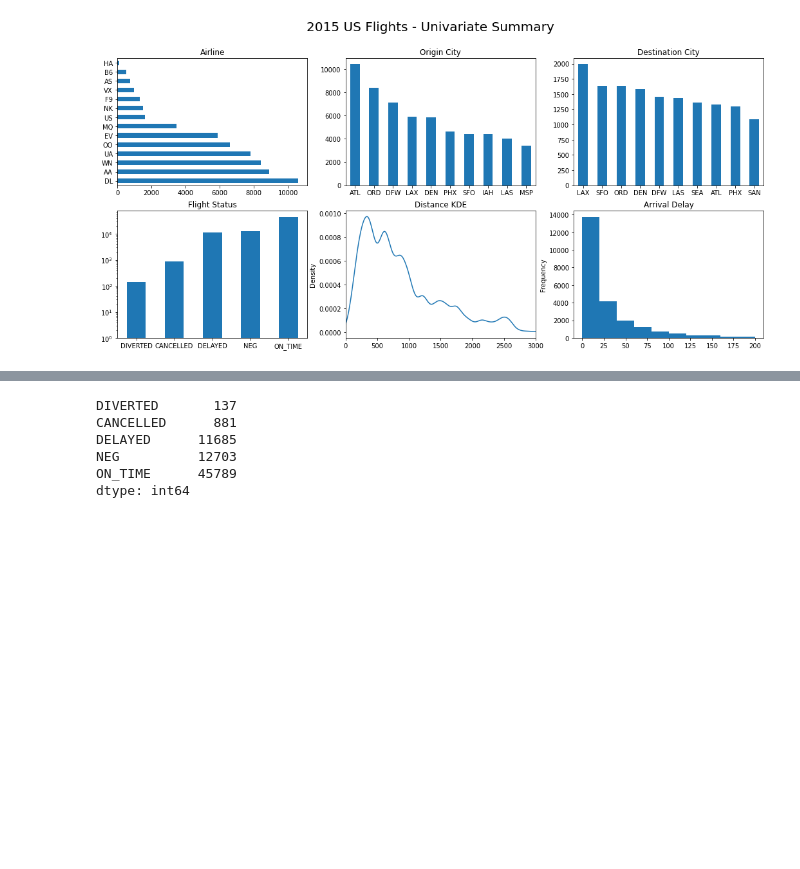
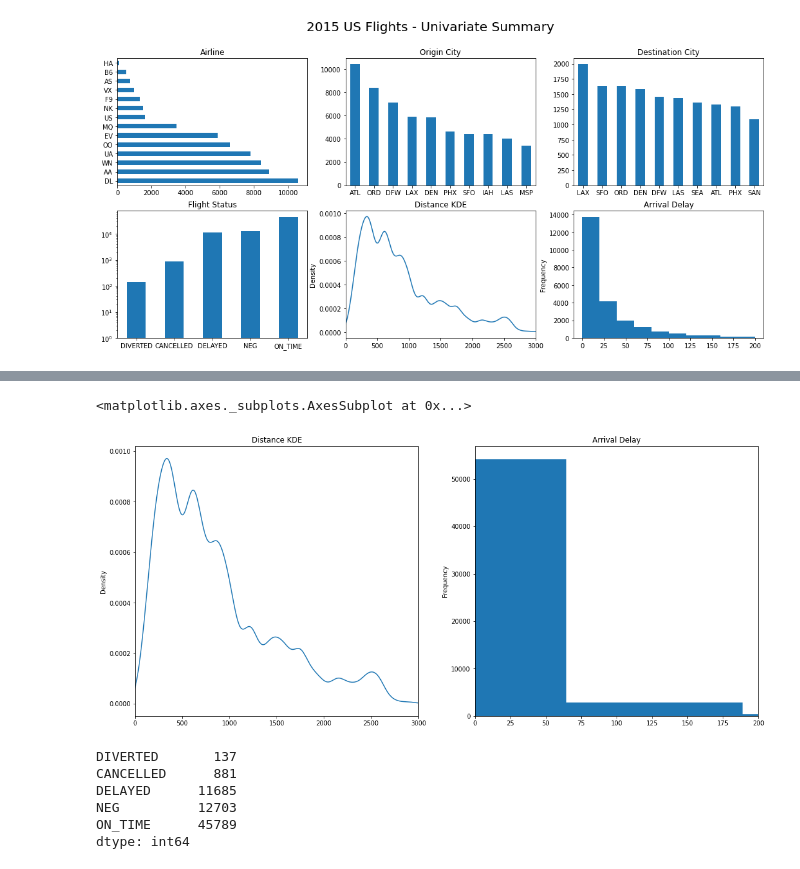
Before and after one commit to son50git/PKT_004_Visualizaiton_PY_MTL, a Jupyter notebook: PKT_004_Rework_02.ipynb, the cells around one changed output, grey strips where cells are left out. Drawn from its saved outputs; the diff is of its cells as text; code cells hidden in the pictures; blank space fills up the shorter version.

```diff
--- a/PKT_004_Rework_02.ipynb
+++ b/PKT_004_Rework_02.ipynb
@@ -655,3 +710,12 @@ flights['ARR_DELAY'].plot(kind='hist', ax=ax6,
+# %%
+fig4, ax_array = plt.subplots(1, 2, figsize=(18,8))
+ax3, ax4 = ax_array  # (ax1, ax2) = ax_array
+
+flights['DIST'].plot(kind='kde', ax=ax3, xlim=(0, 3000), title='Distance KDE')
+flights['ARR_DELAY'].plot(kind='hist', ax=ax4, title='Arrival Delay', xlim=(0,200))  # compare with ax1.set_xlim(1968, 2017)
+# %% [output]
+<matplotlib.axes._subplots.AxesSubplot at 0x...>
+[figure, added]
 # %%
 status = flights[cols].sum()
 status
```
Also changed, not shown: parts of 5 cells of this notebook.
